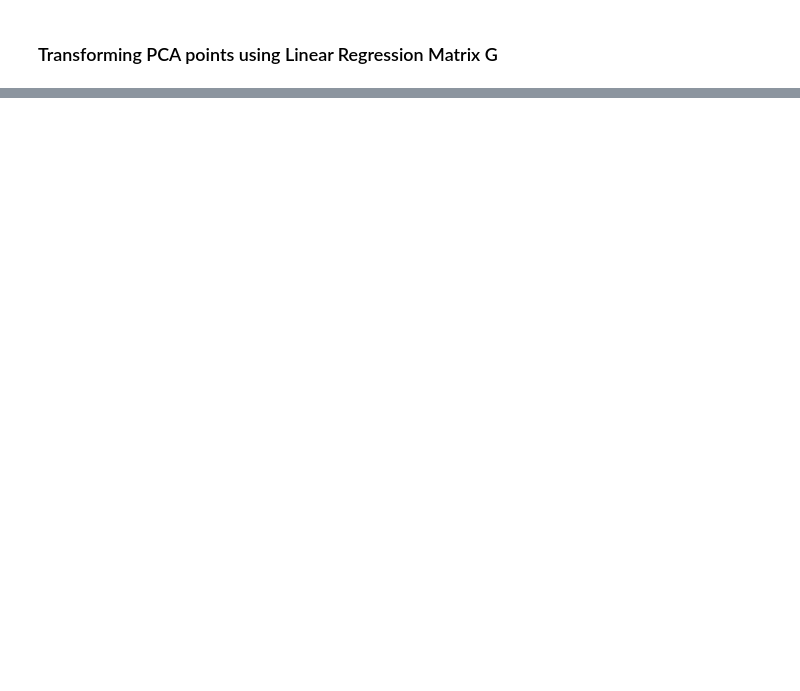
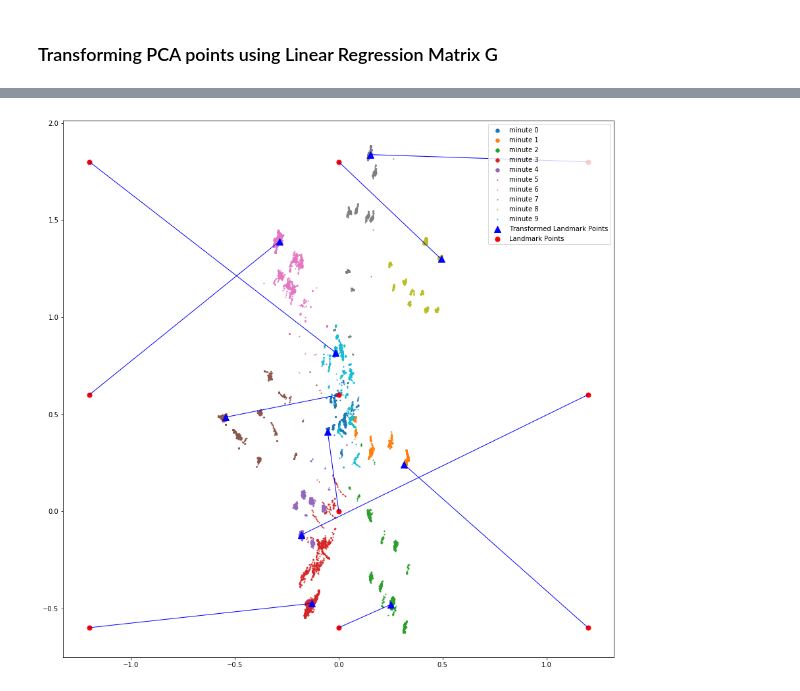
Before and after one commit to ArdelAlegre1/SoundMapping, a Jupyter notebook: Analysis/notebooks/Mapping_PCA_to_Room_code.ipynb, the cells around one changed output, grey strips where cells are left out. Saved outputs shown, nothing was run; the diff lists cells and outputs as text; code cells hidden in the pictures; blank space fills up the shorter version.

```diff
--- a/Analysis/notebooks/Mapping_PCA_to_Room_code.ipynb
+++ b/Analysis/notebooks/Mapping_PCA_to_Room_code.ipynb
@@ -206,8 +199,9 @@ R = phys_all_pt_coords
 # %% [markdown]
 Similarly, $W$ should be a matrix with all the d dimensional PCA points with a 1 appended to it.
 # %%
+N = 5
 part_W = minute_mean_array_np.T
-ones = np.asarray([1.0 for i in range(10)])
+ones = np.asarray([1.0 for i in range(N)])
 W = np.vstack((part_W, ones))
 # %% [markdown]
 ### Model X
@@ -226,8 +221,8 @@ array([[-1.04126802],
 # %% [markdown]
 ### Model Y
 # %%
-model_a_Y_2 = R[:,1]
-model_a_Y_2 = np.reshape(model_a_Y_2,(10,1))
+model_a_Y_2 = R[:N,1]
+model_a_Y_2 = np.reshape(model_a_Y_2,(N,1))
 model_a_X = W.T
 param_y = np.dot(np.dot(np.linalg.inv(np.dot(model_a_X.T, model_a_X)), model_a_X.T), model_a_Y_2)
 # %%
@@ -324,0 +337,2 @@ Things to try:
+# %%
+transformed_mean_points = G @ model_a_X.T
@@ -324,0 +343,32 @@ Things to try:
+# %%
+# plot d = 4
+fig = plt.figure(figsize= (15,15))
+ax = fig.add_subplot(111)
+ind0 = 0
+for i in range(N):
+    ind1 = ind0 + minute_arrays[i].shape[0]
+    lbl_string = 'minute ' + str(i)
+    ax.scatter(projected_mat[0,ind0:ind1],projected_mat[1,ind0:ind1],s=1, label = lbl_string)
+    ind0 = ind1
+
+ax.scatter(transformed_mean_points[0,:],transformed_mean_points[1,:],s=100,c="b", marker = '^', label = 'Transformed Landmark Points')
+ax.scatter(R[:,0], R[:,1],s = 50, c = 'r', label = 'Landmark Points')
+for i in range(N):
+    ax.plot([R[i,0], transformed_mean_points.T[i,0]], [R[i,1],transformed_mean_points.T[i,1]], linewidth=1, c = 'blue')
+lgnd = ax.legend();
+lgnd.legendHandles[0]._sizes = [30]
+lgnd.legendHandles[1]._sizes = [30]
+lgnd.legendHandles[2]._sizes = [30]
+lgnd.legendHandles[3]._sizes = [30]
+lgnd.legendHandles[4]._sizes = [30]
+
+# for i in range(N):
+#     ax.plot([R[i,0], transformed_mean_points.T[i,0]], [R[i,1],transformed_mean_points.T[i,1]], linewidth=1, c = 'blue')
+
+# ax.scatter(R[:,0], R[:,1],s = 100, c = 'r', label='Landmark points')
+# for i in range(10):
+#     ax.plot([R[i,0], transformed_mean_points.T[i,0]], [R[i,1],transformed_mean_points.T[i,1]], linewidth=1, c = 'blue')
+# ax.set_title('Picture in room coordinates (4 eigenvectors used)')
+# ax.legend();
+# %% [output]
+[figure, added]
```
Also changed, not shown: parts of 45 cells of this notebook, 1 other file.
